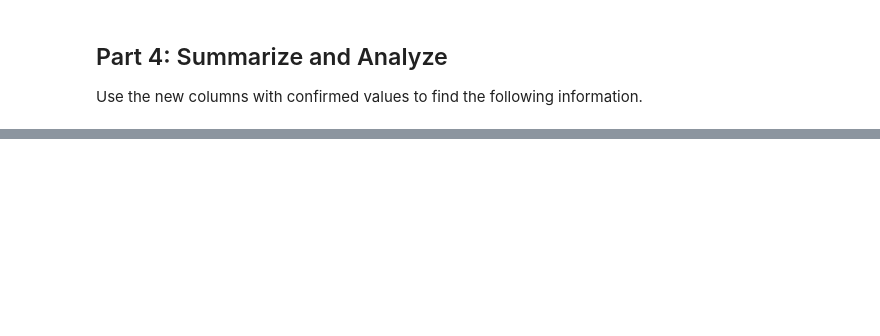
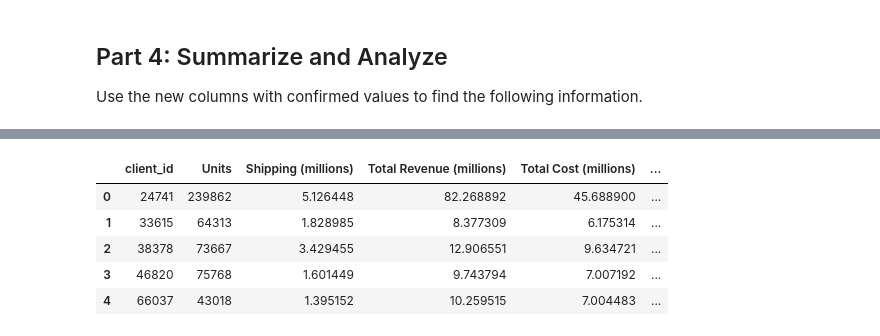
Before and after one commit to tlockhart/pandas-challenge-1, a Jupyter notebook: wholesale_data_analysis_starter_code.ipynb, the cells around one changed output, grey strips where cells are left out. Saved outputs shown, nothing was run; the diff lists cells and outputs as text; code cells hidden in the pictures; blank space fills up the shorter version.

```diff
--- a/wholesale_data_analysis_starter_code.ipynb
+++ b/wholesale_data_analysis_starter_code.ipynb
@@ -266,15 +342,43 @@ Use the new columns with confirmed values to find the following information.
 # %%
 # Format the data and rename the columns to names suitable for presentation.
 
-# Define the money columns.
+# Rename the columns to reflect the change in the money format.
+updated_names_df = client_total_summary_df.rename(
+    columns={"qty": "Units",
+             "shipping_price": "Shipping (millions)",
+             "line_price": "Total Revenue (millions)",
+             "line_cost": "Total Cost (millions)",
+             "profit": "Total Profit (millions)"})
+
+updated_names_df
+# Define the money column names array.
+
+column_names = [
+                 "Shipping (millions)",
+                 "Total Revenue (millions)",
+                 "Total Cost (millions)",
+                 "Total Profit (millions)"
+                 ]
+
+# Define a function that converts a dollar amount to millions.
+def scale_to_millions(value):
+    return value / 1000000
+
+# Apply the currency_format_millions function to each money column value.
+for name in column_names:
+    # updated_names_df[name] = updated_names_df[name]/ 1000000
+
+    # NOTE: You must store your value back in the table
+    updated_names_df[name] = updated_names_df[name].apply(scale_to_millions)
 
 
-# Define a function that converts a dollar amount to millions.
-
-
-# Apply the currency_format_millions function to only the money columns.
-
-
-# Rename the columns to reflect the change in the money format.
+updated_names_df
+# %% [output]
+|  | client_id | Units | Shipping (millions) | Total Revenue (millions) | Total Cost (millions) | ... |
+| 0 | 24741 | 239862 | 5.126448 | 82.268892 | 45.688900 | ... |
+| 1 | 33615 | 64313 | 1.828985 | 8.377309 | 6.175314 | ... |
+| 2 | 38378 | 73667 | 3.429455 | 12.906551 | 9.634721 | ... |
+| 3 | 46820 | 75768 | 1.601449 | 9.743794 | 7.007192 | ... |
+| 4 | 66037 | 43018 | 1.395152 | 10.259515 | 7.004483 | ... |
 # %%
 # Sort the updated data by "Total Profit (millions)" form highest to lowest and assign the sort to a new DatFrame.
```
Also changed, not shown: parts of 7 cells of this notebook.
